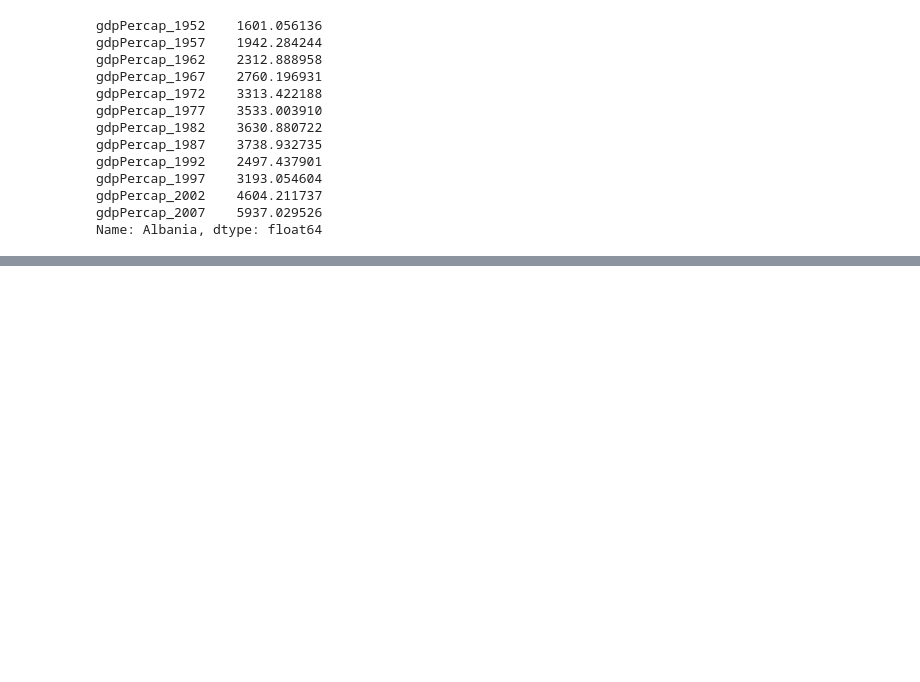
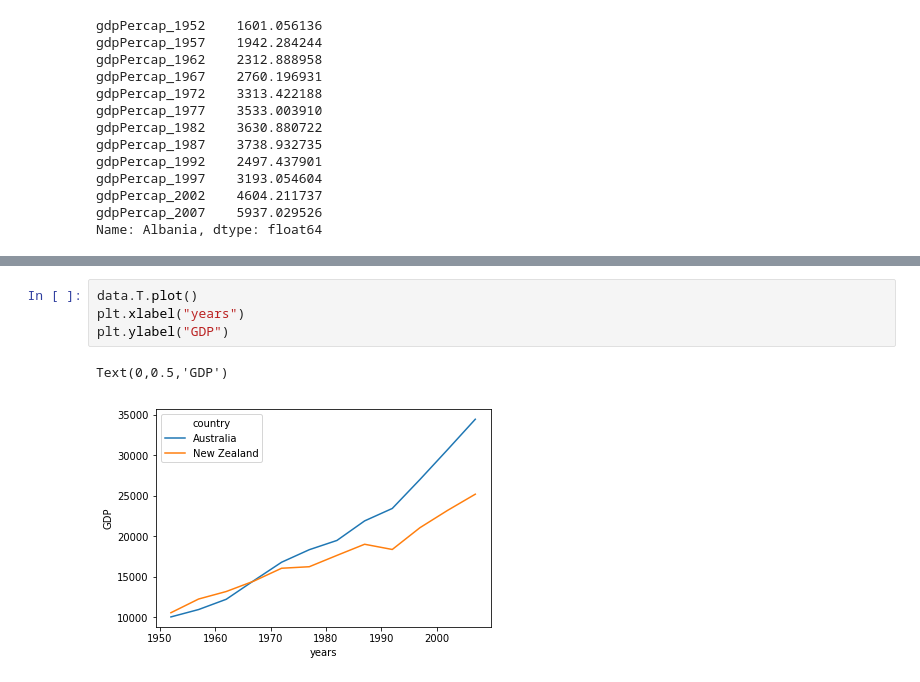
Before and after one commit to sjp1018/Python-Day2, a Jupyter notebook: code/Day2_code.ipynb, the cells around one changed output, grey strips where cells are left out. Saved outputs shown, nothing was run; the diff lists cells and outputs as text; blank space fills up the shorter version.

```diff
--- a/code/Day2_code.ipynb
+++ b/code/Day2_code.ipynb
@@ -89,0 +127,7 @@ Name: Albania, dtype: float64
+# %%
+data.T.plot()
+plt.xlabel("years")
+plt.ylabel("GDP")
+# %% [output]
+Text(0,0.5,'GDP')
+[figure, added]
```
Also changed, not shown: parts of 11 cells of this notebook.
